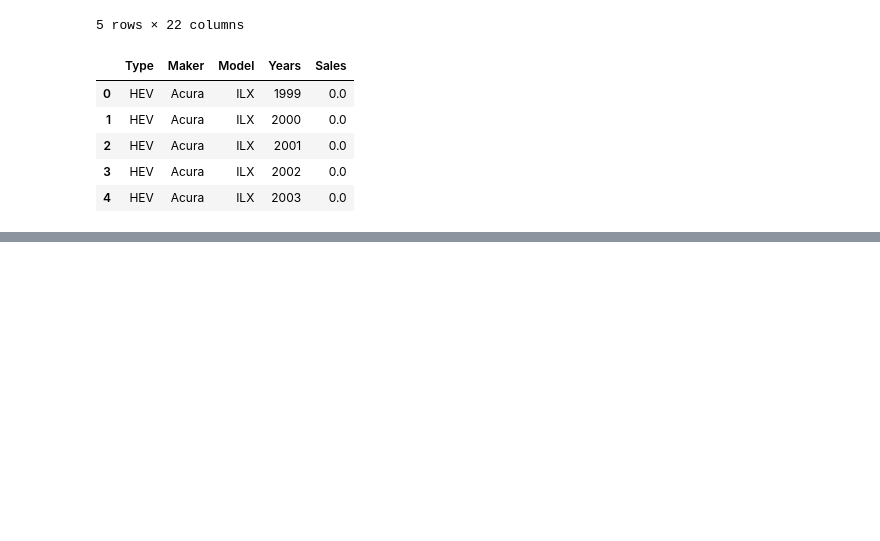
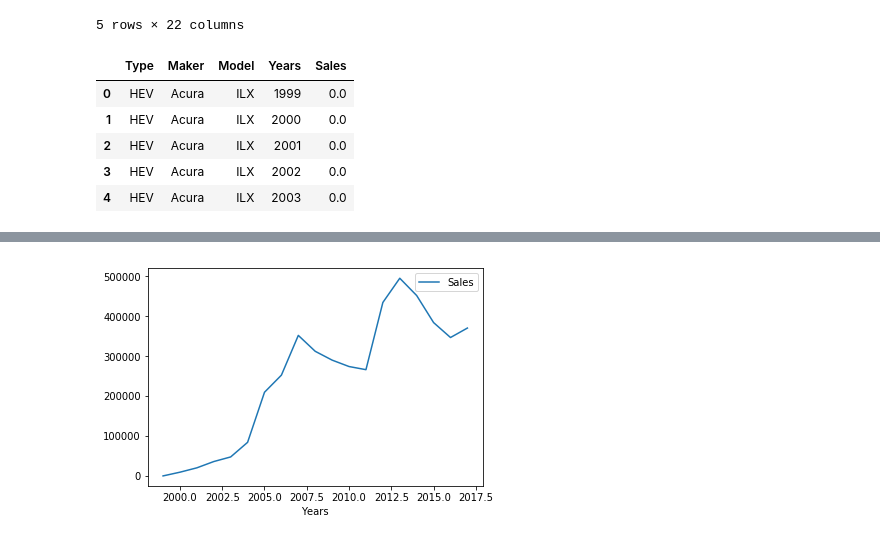
Before and after one commit to Barbara-Gordon/Team9, a Jupyter notebook: Cleaning Model Sales Data.ipynb, the cells around one changed output, grey strips where cells are left out. Drawn from its saved outputs; the diff is of its cells as text; code cells hidden in the pictures; blank space fills up the shorter version.

```diff
--- a/Cleaning Model Sales Data.ipynb
+++ b/Cleaning Model Sales Data.ipynb
@@ -43,0 +70,4 @@ testDF.head()
+# %%
+fig2 = HEVmakersalessum.plot()
+# %% [output]
+[figure, added]
```
Also changed, not shown: parts of 11 cells of this notebook, 1 other file.
